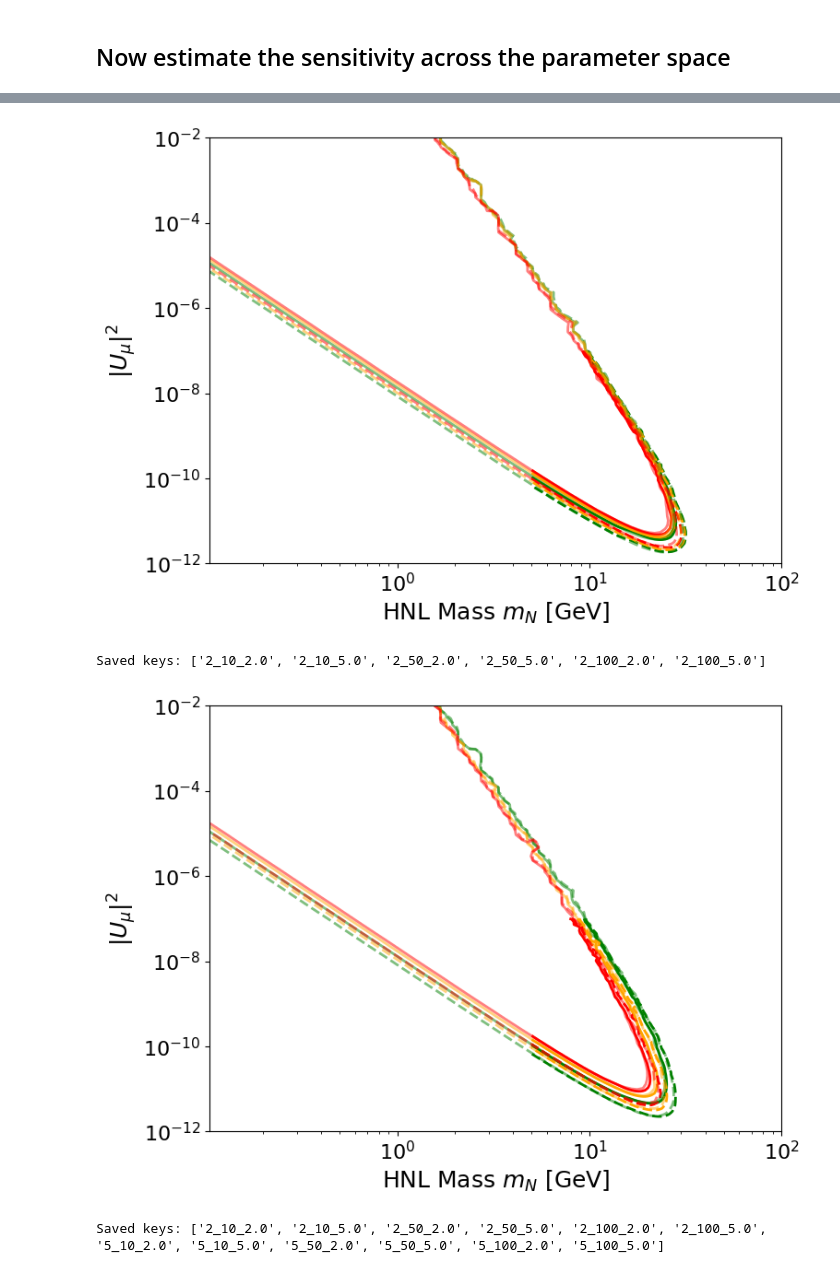
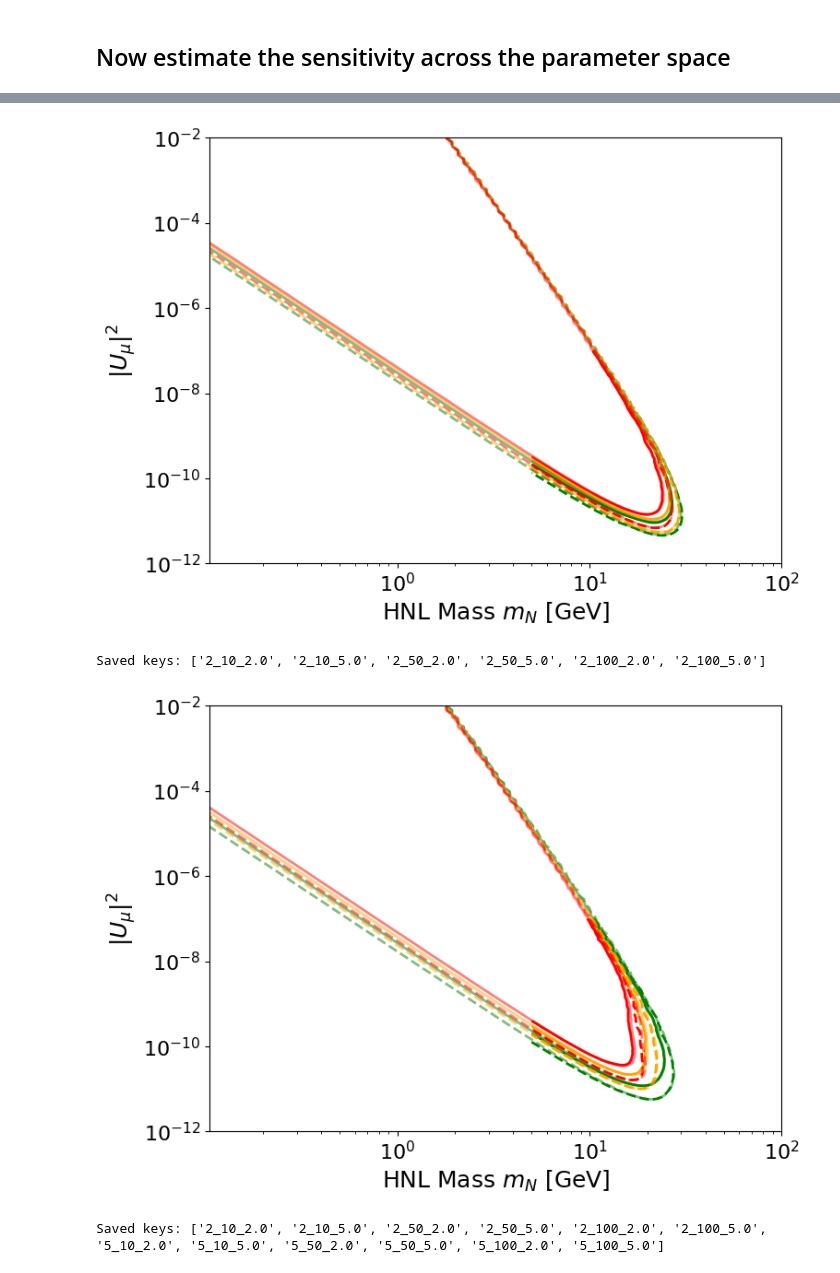
Before and after one commit to nickkamp1/NeutrinoFactoryHNL, a Jupyter notebook: Balloon.ipynb, the cells around one changed output, grey strips where cells are left out. Drawn from its saved outputs; the diff is of its cells as text; code cells hidden in the pictures.

```diff
--- a/Balloon.ipynb
+++ b/Balloon.ipynb
@@ -172,7 +176,7 @@ xs_data_interp = interp1d(xs_data[:, 0], xs_data[:, 1], kind='linear', fill_valu
 xs_correction_factor = lambda mN : xs_data_interp(mN) / (sigma(5000, mN, 1)/1e-40)
 # %%
 colors = ['green', 'orange', 'red']
-radial_cut = 25
+radial_cut = 0
 xs_corr_factor_flag = True
 contour_data = {}
 for idet in idets:
@@ -199,35 +203,35 @@ for idet in idets:
             points = points[mask]
             interpolator = CloughTocher2DInterpolator(np.log10(points[:, :2]), np.log10(points[:, 2]))
             m_N_range = np.logspace(np.log10(min(m_N_points)), np.log10(max(m_N_points)), 100)
             U2_range = np.logspace(np.log10(min(U2_points)), np.log10(max(U2_points)), 100)
             M_N_grid, U2_grid = np.meshgrid(m_N_range, U2_range, indexing='ij')
             event_grid_interp = interpolator((np.log10(M_N_grid), np.log10(U2_grid)))
 
             cs = plt.contour(M_N_grid, U2_grid, 10**event_grid_interp / np.sqrt(bkg_decay_events[idet][(photon_threshold, radial_cut)] + bkg_scatter_events[idet][(photon_threshold, radial_cut)]),levels=[2,5],colors=color, linestyles=['--', '-'],alpha=0.5 if i_s == 1 else 1.0)
 
             for level_idx, level in enumerate([2.0, 5.0]):
                     npz_key = "%s_%s_%s" % (idet, photon_threshold, level)
                     segs = cs.allsegs[level_idx]
                     if segs:
                         parts = [np.vstack([seg, [np.nan, np.nan]]) for seg in segs]
                         contour_pts = np.concatenate(parts)[:-1]
                     else:
                         contour_pts = np.empty((0, 2))
                     contour_data[npz_key] = contour_pts
     plt.xlabel(r'HNL Mass $m_N$ [GeV]')
     plt.ylabel(r'$|U_\mu|^2$')
     plt.xscale('log')
     plt.yscale('log')
     plt.xlim(m_N_range_full[0], m_N_range_full[-1])
     plt.ylim(U2_range_full[0], U2_range_full[-1])
     plt.show()
 
     np.savez("%s/balloon_contours_radial_cut_%d_%s_%s.npz"% (data_folder, radial_cut, "original" if i_s == 0 else "extrapolated", "with_xs_corr" if xs_corr_factor_flag else "without_xs_corr"), **contour_data)
     print("Saved keys:", list(contour_data.keys()))
 # %% [output]
-[figure, old version]
+[figure, new version]
 Saved keys: ['2_10_2.0', '2_10_5.0', '2_50_2.0', '2_50_5.0', '2_100_2.0', '2_100_5.0']
-[figure, old version]
+[figure, new version]
 Saved keys: ['2_10_2.0', '2_10_5.0', '2_50_2.0', '2_50_5.0', '2_100_2.0', '2_100_5.0', '5_10_2.0', '5_10_5.0', '5_50_2.0', '5_50_5.0', '5_100_2.0', '5_100_5.0']
 # %%
 sig_data = np.load("data/scan_results_balloon_detailed/scan_mN_20_u2batch_030.npz")
```
Also changed, not shown: parts of 6 cells of this notebook, 23 other files.
